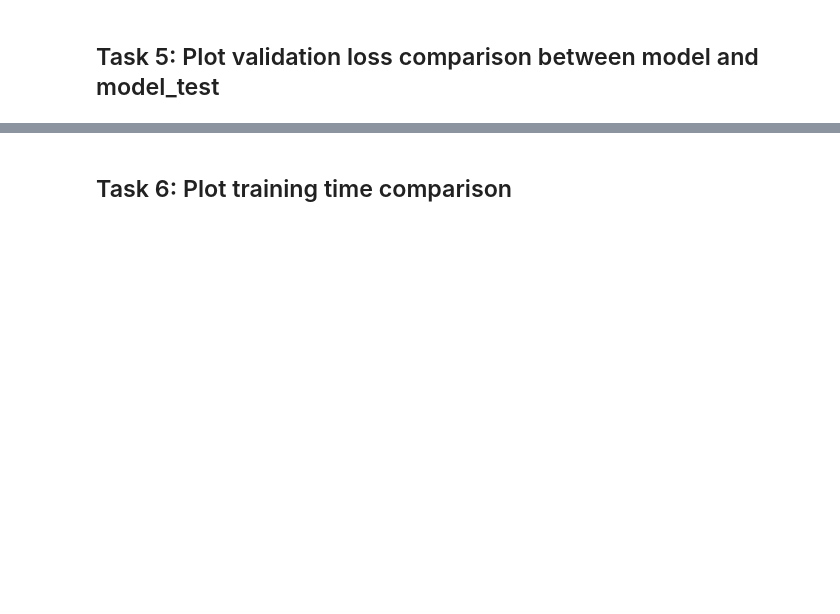
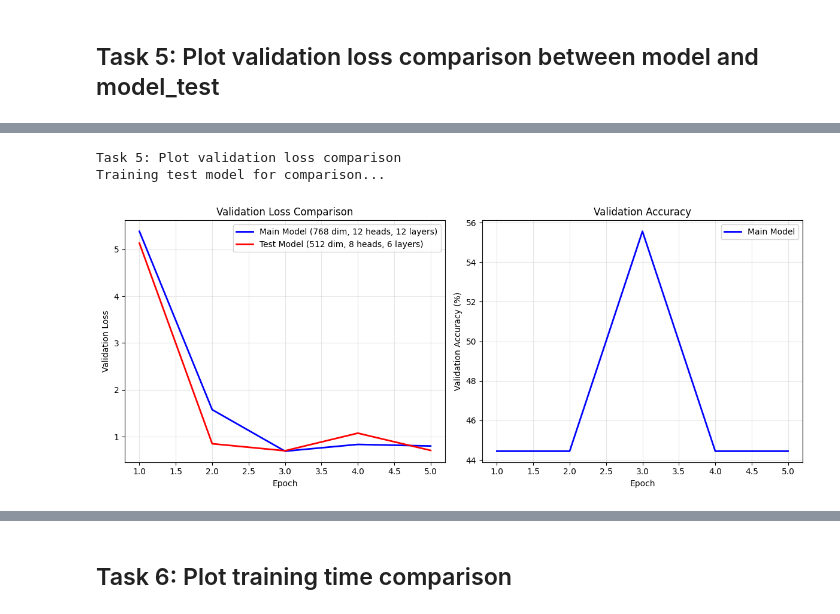
Before and after one commit to awaispasha7/Capstone_project, a Jupyter notebook: notebooks/Question 8.ipynb, the cells around one changed output, grey strips where cells are left out. Drawn from its saved outputs; the diff is of its cells as text; code cells hidden in the pictures; blank space fills up the shorter version.

```diff
--- a/notebooks/Question 8.ipynb
+++ b/notebooks/Question 8.ipynb
@@ -61,0 +453,79 @@ Validation Loss Comparison Summary:- Main Model Final Val Loss: 0.7175- Test Mod
+# %%
+# Task 5: Plot validation loss comparison between model and model_test
+print("Task 5: Plot validation loss comparison")
+
+# Create a test model with different parameters for comparison
+model_test = CNNViTHybrid(
+    num_classes=NUM_CLASSES,
+    embed_dim=512,  # Different embed_dim
+    num_heads=8,    # Different num_heads
+    num_layers=6    # Different num_layers
+).to(device)
+
+# Train the test model for comparison
+criterion_test = nn.CrossEntropyLoss()
+optimizer_test = optim.Adam(model_test.parameters(), lr=0.001)
+
+val_losses_test = []
+
+print("Training test model for comparison...")
+for epoch in range(EPOCHS):
+    # Training phase (simplified)
+    model_test.train()
+    for data, target in train_loader:
+        data, target = data.to(device), target.to(device)
+        optimizer_test.zero_grad()
+        output = model_test(data)
+        loss = criterion_test(output, target)
+        loss.backward()
+        optimizer_test.step()
+
+    # Validation phase
+    model_test.eval()
+    val_loss_test = 0.0
+    with torch.no_grad():
+        for data, target in val_loader:
+            data, target = data.to(device), target.to(device)
+            output = model_test(data)
+            loss = criterion_test(output, target)
+            val_loss_test += loss.item()
+
+    avg_val_loss_test = val_loss_test / len(val_loader)
+    val_losses_test.append(avg_val_loss_test)
+
+# Plot comparison
+plt.figure(figsize=(12, 5))
+
+plt.subplot(1, 2, 1)
+plt.plot(range(1, EPOCHS+1), val_losses, 'b-', label='Main Model (768 dim, 12 heads, 12 layers)', linewidth=2)
+plt.plot(range(1, EPOCHS+1), val_losses_test, 'r-', label='Test Model (512 dim, 8 heads, 6 layers)', linewidth=2)
+plt.xlabel('Epoch')
+plt.ylabel('Validation Loss')
+plt.title('Validation Loss Comparison')
+plt.legend()
+plt.grid(True, alpha=0.3)
+
+plt.subplot(1, 2, 2)
+plt.plot(range(1, EPOCHS+1), val_accuracies, 'b-', label='Main Model', linewidth=2)
+plt.xlabel('Epoch')
+plt.ylabel('Validation Accuracy (%)')
+plt.title('Validation Accuracy')
+plt.legend()
+plt.grid(True, alpha=0.3)
+
+plt.tight_layout()
+plt.show()
+
+print("\nValidation Loss Comparison Results:")
+print(f"Main Model - Final Val Loss: {val_losses[-1]:.4f}")
+print(f"Test Model - Final Val Loss: {val_losses_test[-1]:.4f}")
+print(f"Main Model - Final Val Accuracy: {val_accuracies[-1]:.2f}%")
+
+if val_losses[-1] < val_losses_test[-1]:
+    print("\nMain model performs better (lower validation loss)")
+else:
+    print("\nTest model performs better (lower validation loss)")
+# %% [output]
+Task 5: Plot validation loss comparison
+Training test model for comparison...
+[figure, added]
```
Also changed, not shown: parts of 22 cells of this notebook.
